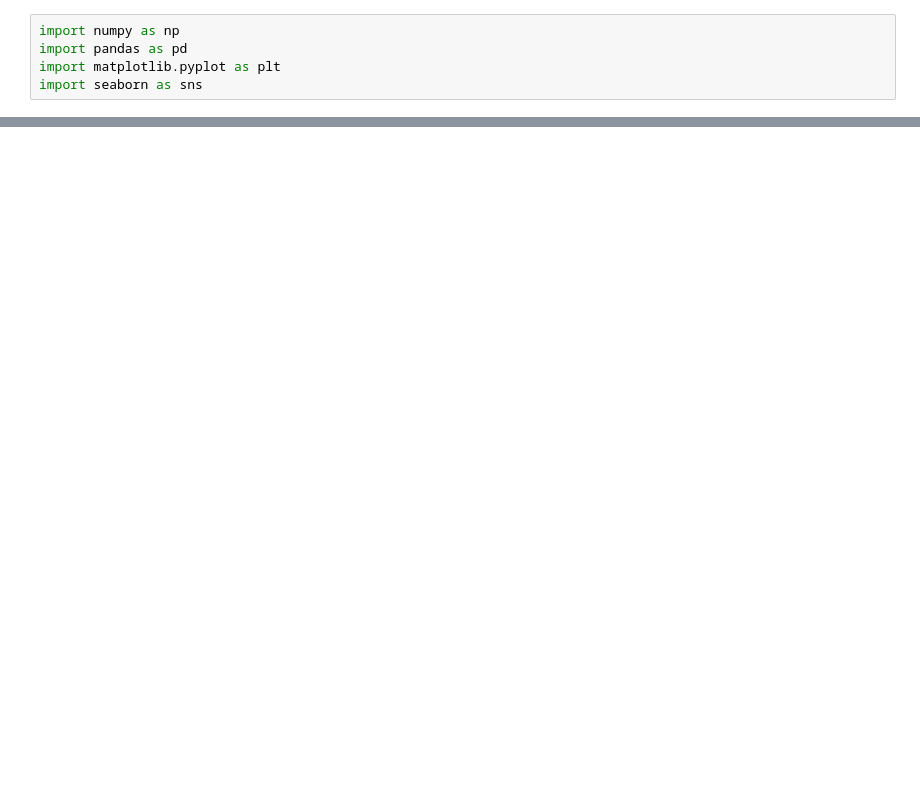
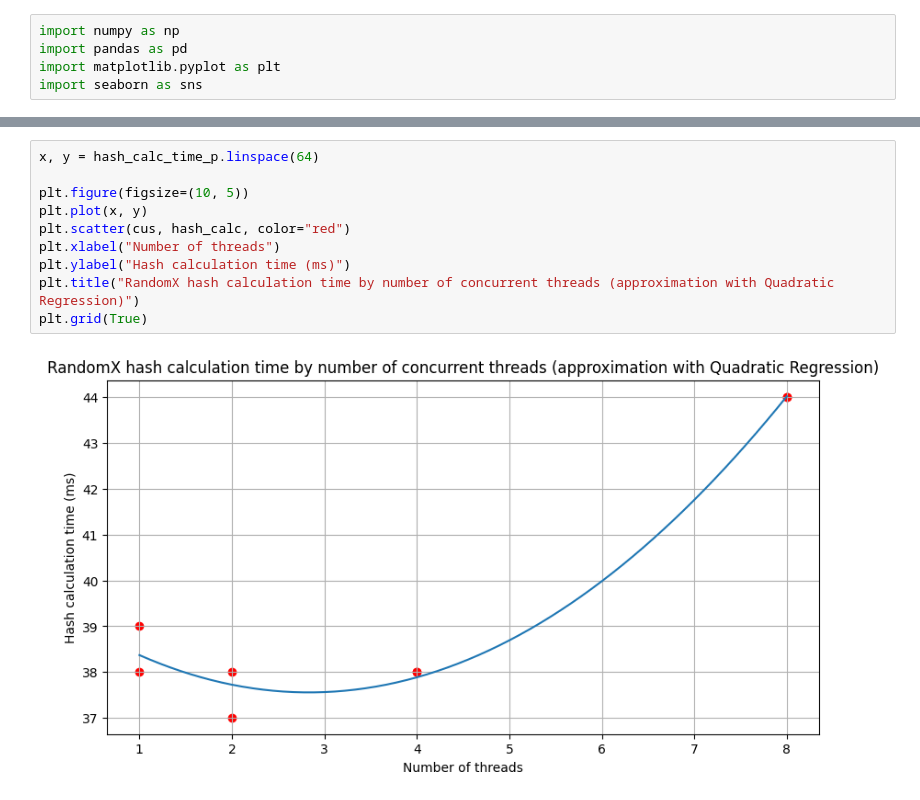
Before and after one commit to fluencelabs/ipc-load-test, a Jupyter notebook: analysis/Theoretical.ipynb, the cells around one changed output, grey strips where cells are left out. Cells and saved outputs as stored; diff of their text form; blank space fills up the shorter version.

```diff
--- a/analysis/Theoretical.ipynb
+++ b/analysis/Theoretical.ipynb
@@ -31 +90,13 @@ plt.grid(True)
+# %%
+x, y = hash_calc_time_p.linspace(64)
+
+plt.figure(figsize=(10, 5))
+plt.plot(x, y)
+plt.scatter(cus, hash_calc, color="red")
+plt.xlabel("Number of threads")
+plt.ylabel("Hash calculation time (ms)")
+plt.title("RandomX hash calculation time by number of concurrent threads (approximation with Quadratic Regression)")
+plt.grid(True)
+# %% [output]
+[figure, added]
 # %% [markdown]
```
Also changed, not shown: parts of 10 cells of this notebook, 2 other files.
